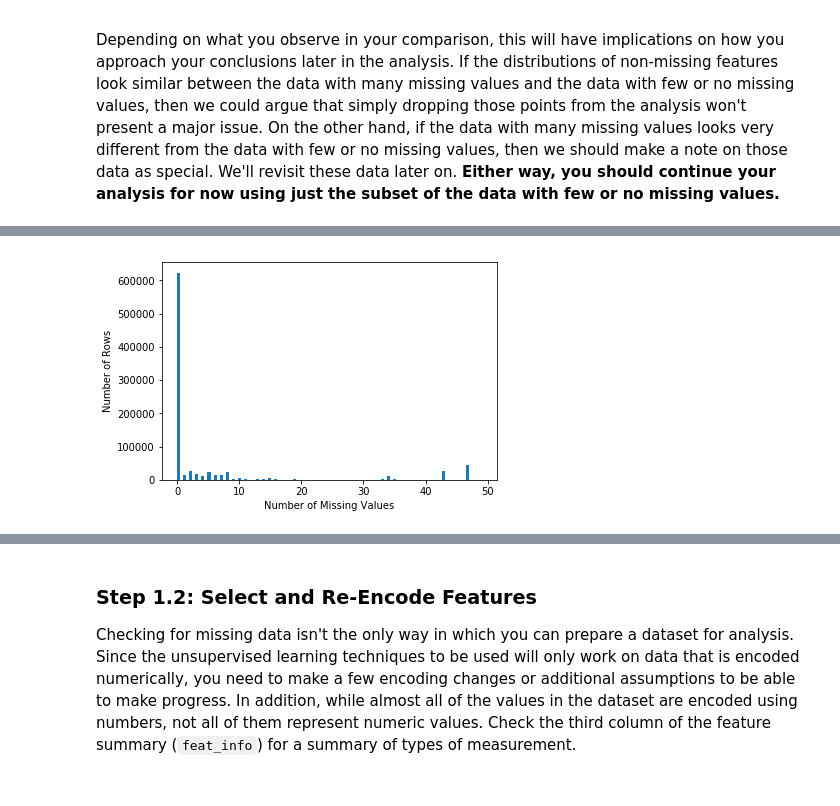
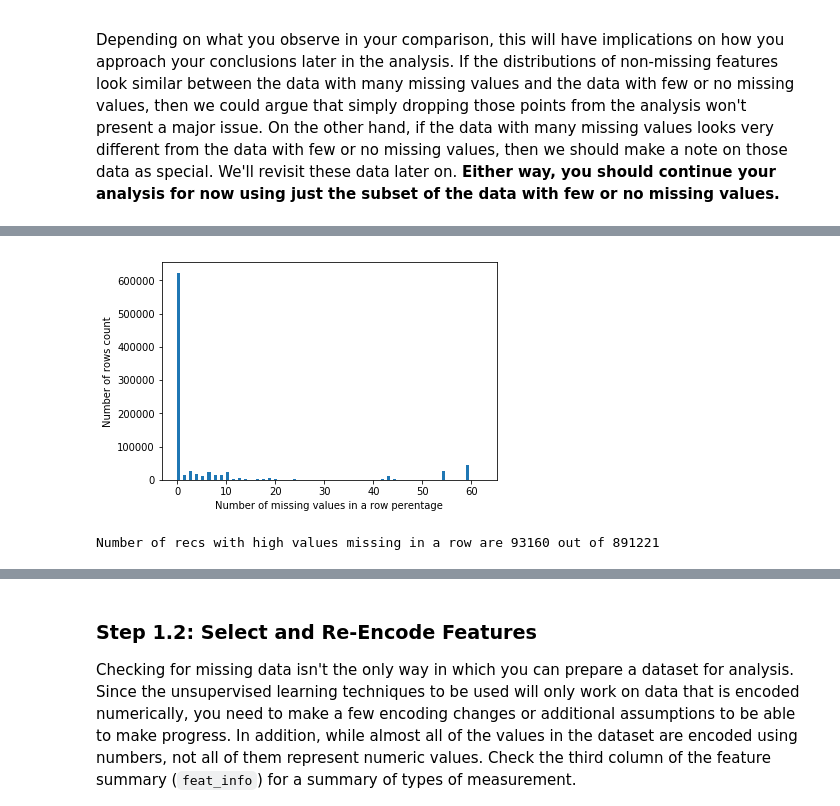
Before and after one commit to mvenkat7/identify-customer-segments, a Jupyter notebook: Identify_Customer_Segments.ipynb, the cells around one changed output, grey strips where cells are left out. Saved outputs shown, nothing was run; the diff lists cells and outputs as text; code cells hidden in the pictures.

```diff
--- a/Identify_Customer_Segments.ipynb
+++ b/Identify_Customer_Segments.ipynb
@@ -161,4 +500,4 @@ percent_missing_per_column_20 = percent_missing_per_column[percent_missing_per_c
 # %%
-drop_coloumns = percent_missing_per_column_20.index.tolist()
-print('These columns with more than 20 percent missing data, and will be dropped:{}'.format(drop_coloumns))
+drop_high_percentage_columns = percent_missing_per_column_20.index.tolist()
+print('These columns with more than 20 percentage of missing data with more percentage. With so many missing values,not much of useful and no benefit for any operartion. So dropping below columns:\n {}'.format(drop_high_percentage_columns))
 # %% [output]
@@ -166,3 +520,3 @@ These columns with more than 20 percent missing data, and will be dropped:['AGER
 # %%
-azdias = azdias.drop(drop_coloumns, axis=1)
+azdias = azdias.drop(drop_high_percentage_columns, axis=1)
 # %%
@@ -189,3 +564,12 @@ In order to know what to do with the outlier rows, we should see if the distribu
 - To reduce repeated code, you might want to write a function that can perform this comparison, taking as one of its arguments a column to be compared.
 
 Depending on what you observe in your comparison, this will have implications on how you approach your conclusions later in the analysis. If the distributions of non-missing features look similar between the data with many missing values and the data with few or no missing values, then we could argue that simply dropping those points from the analysis won't present a major issue. On the other hand, if the data with many missing values looks very different from the data with few or no missing values, then we should make a note on those data as special. We'll revisit these data later on. **Either way, you should continue your analysis for now using just the subset of the data with few or no missing values.**
+# %%
+# How much data is missing in each row of the dataset?
+missing_values_per_row =azdias.isnull().sum(axis=1)
+#missing_values_per_row=missing_values_per_row[missing_values_per_row > 0] #excluding 0 missing records
+
+#sort the missing values in descending order
+missing_values_per_row_desc=missing_values_per_row.sort_values(ascending=False)
+
+missing_values_per_row_desc
@@ -191,0 +625,3 @@ Depending on what you observe in your comparison, this will have implications on
+# %%
+missing_row_values_percentage=(missing_values_per_row.sort_values()/azdias.shape[1])*100
+missing_row_values_percentage.sort_values(ascending=False)
@@ -192,14 +646,17 @@ Depending on what you observe in your comparison, this will have implications on
 # %%
-# How much data is missing in each row of the dataset?
-missing_per_row =azdias.isnull().sum(axis=1)
-plt.hist(missing_per_row, bins=100)
-plt.ylabel('Number of Rows')
-plt.xlabel('Number of Missing Values')
+#number of missing values in a row percentage
+plt.hist(missing_row_values_percentage,bins=100)
+plt.ylabel('Number of rows count')
+plt.xlabel('Number of missing values in a row perentage')
 plt.show()
 # %% [output]
-[figure, old version]
+[figure, new version]
 # %%
 # Write code to divide the data into two subsets based on the number of missing
 # values in each row.
-azdias_lt_3 = azdias[azdias.isnull().sum(axis=1) <= 3]
-azdias_mt_3 = azdias[azdias.isnull().sum(axis=1) > 3]
+#part-1
+missing_row_values_threshold=30
+high_values_missing_in_row=azdias[missing_values_per_row >= missing_row_values_threshold]
+print("Number of recs with high values missing in a row are {} out of {}".format(high_values_missing_in_row.shape[0],missing_values_per_row.shape[0]))
+# %% [output]
+Number of recs with high values missing in a row are 93160 out of 891221
```
Also changed, not shown: parts of 197 cells of this notebook, 4 other files.
